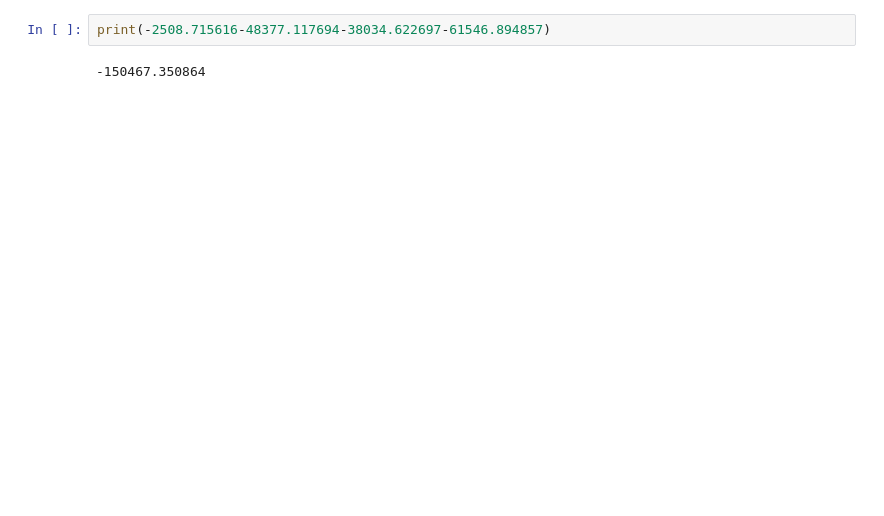
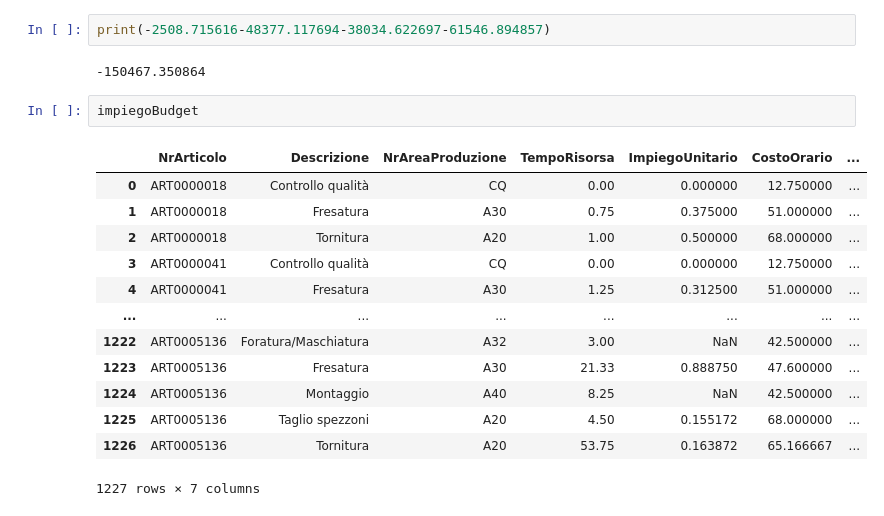
Before and after one commit to VinciGit00/SCGProject, a Jupyter notebook: Datasets/DataElaboration/TotaleDavidExtendedV2.ipynb, the cells around one changed output. Saved outputs shown, nothing was run; the diff lists cells and outputs as text; blank space fills up the shorter version.

```diff
--- a/Datasets/DataElaboration/TotaleDavidExtendedV2.ipynb
+++ b/Datasets/DataElaboration/TotaleDavidExtendedV2.ipynb
@@ -1039,3 +1039,19 @@ pd.DataFrame(data)
 print(-2508.715616-48377.117694-38034.622697-61546.894857)
 # %% [output]
 -150467.350864
+# %%
+impiegoBudget
+# %% [output]
+|  | NrArticolo | Descrizione | NrAreaProduzione | TempoRisorsa | ImpiegoUnitario | CostoOrario | ... |
+| 0 | ART0000018 | Controllo qualità | CQ | 0.00 | 0.000000 | 12.750000 | ... |
+| 1 | ART0000018 | Fresatura | A30 | 0.75 | 0.375000 | 51.000000 | ... |
+| 2 | ART0000018 | Tornitura | A20 | 1.00 | 0.500000 | 68.000000 | ... |
+| 3 | ART0000041 | Controllo qualità | CQ | 0.00 | 0.000000 | 12.750000 | ... |
+| 4 | ART0000041 | Fresatura | A30 | 1.25 | 0.312500 | 51.000000 | ... |
+| ... | ... | ... | ... | ... | ... | ... | ... |
+| 1222 | ART0005136 | Foratura/Maschiatura | A32 | 3.00 | NaN | 42.500000 | ... |
+| 1223 | ART0005136 | Fresatura | A30 | 21.33 | 0.888750 | 47.600000 | ... |
+| 1224 | ART0005136 | Montaggio | A40 | 8.25 | NaN | 42.500000 | ... |
+| 1225 | ART0005136 | Taglio spezzoni | A20 | 4.50 | 0.155172 | 68.000000 | ... |
+| 1226 | ART0005136 | Tornitura | A20 | 53.75 | 0.163872 | 65.166667 | ... |
+1227 rows × 7 columns
```
Also changed, not shown: parts of 12 cells of this notebook.
